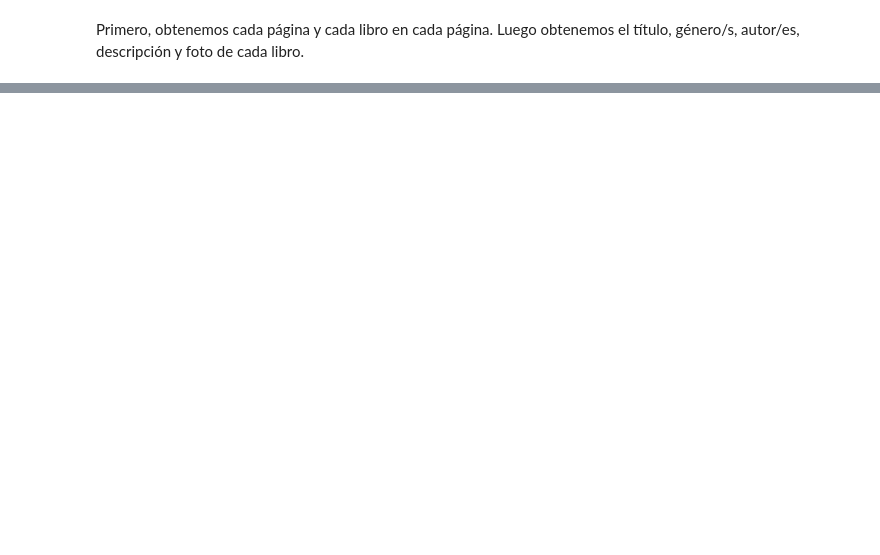
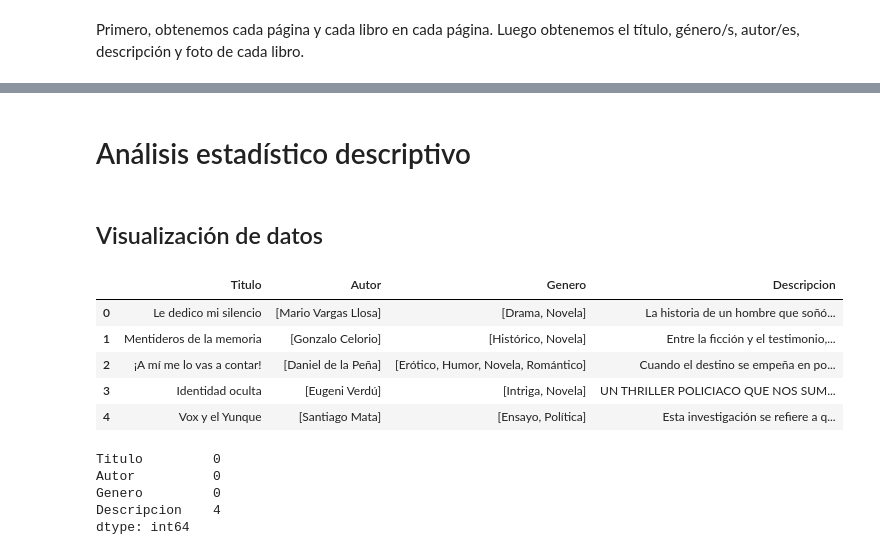
Before and after one commit to C4570/NLP, a Jupyter notebook: main.ipynb, the cells around one changed output, grey strips where cells are left out. Cells and saved outputs as stored; diff of their text form; code cells hidden in the pictures; blank space fills up the shorter version.

```diff
--- a/main.ipynb
+++ b/main.ipynb
@@ -179,0 +195,28 @@ libros
+# %%
+file_path= 'Libros.csv'
+libros = pd.read_csv(file_path, sep=',',engine='python')
+
+# Convertir las cadenas de texto a listas
+libros['Genero'] = libros['Genero'].apply(ast.literal_eval)
+libros['Autor'] = libros['Autor'].apply(ast.literal_eval)
+# %% [markdown]
+# Análisis estadístico descriptivo
+# %% [markdown]
+## Visualización de datos
+# %%
+libros.head()
+# %% [output]
+|  | Titulo | Autor | Genero | Descripcion |
+| 0 | Le dedico mi silencio | [Mario Vargas Llosa] | [Drama, Novela] | La historia de un hombre que soñó... |
+| 1 | Mentideros de la memoria | [Gonzalo Celorio] | [Histórico, Novela] | Entre la ficción y el testimonio,... |
+| 2 | ¡A mí me lo vas a contar! | [Daniel de la Peña] | [Erótico, Humor, Novela, Romántico] | Cuando el destino se empeña en po... |
+| 3 | Identidad oculta | [Eugeni Verdú] | [Intriga, Novela] | UN THRILLER POLICIACO QUE NOS SUM... |
+| 4 | Vox y el Yunque | [Santiago Mata] | [Ensayo, Política] | Esta investigación se refiere a q... |
+# %%
+libros.isna().sum()
+# %% [output]
+Titulo         0
+Autor          0
+Genero         0
+Descripcion    4
+dtype: int64
```
Also changed, not shown: parts of 17 cells of this notebook.
